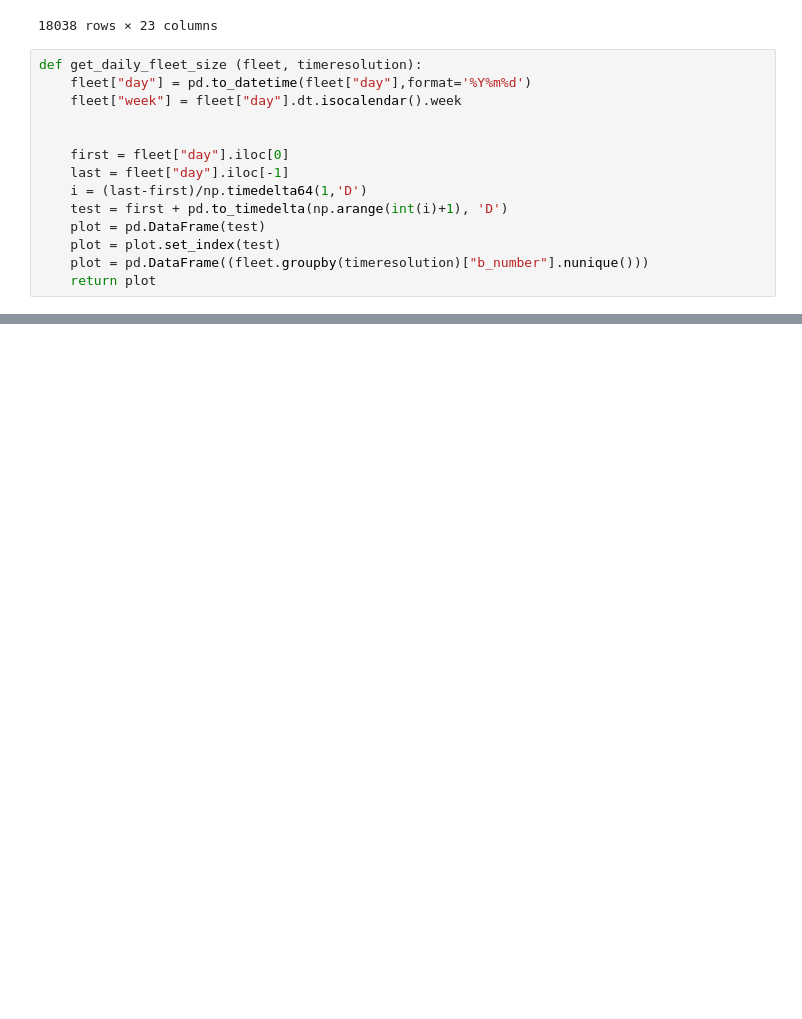
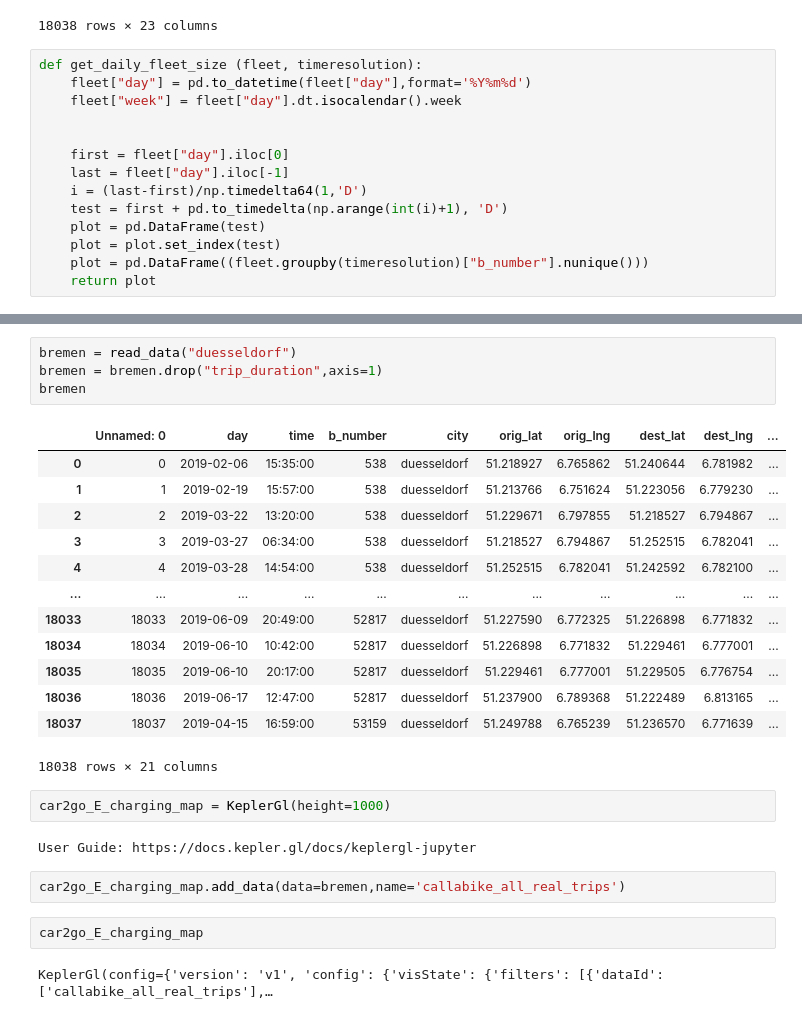
Before and after one commit to Polifka/eagle_gang, a Jupyter notebook: KPI analysis.ipynb, the cells around one changed output, grey strips where cells are left out. Saved outputs shown, nothing was run; the diff lists cells and outputs as text; blank space fills up the shorter version.

```diff
--- a/KPI analysis.ipynb
+++ b/KPI analysis.ipynb
@@ -305,0 +304,28 @@ plot_daily_fleet_size(bremen, "Bremen",  "month")
+# %%
+bremen = read_data("duesseldorf")
+bremen = bremen.drop("trip_duration",axis=1)
+bremen
+# %% [output]
+|  | Unnamed: 0 | day | time | b_number | city | orig_lat | orig_lng | dest_lat | dest_lng | ... |
+| 0 | 0 | 2019-02-06 | 15:35:00 | 538 | duesseldorf | 51.218927 | 6.765862 | 51.240644 | 6.781982 | ... |
+| 1 | 1 | 2019-02-19 | 15:57:00 | 538 | duesseldorf | 51.213766 | 6.751624 | 51.223056 | 6.779230 | ... |
+| 2 | 2 | 2019-03-22 | 13:20:00 | 538 | duesseldorf | 51.229671 | 6.797855 | 51.218527 | 6.794867 | ... |
+| 3 | 3 | 2019-03-27 | 06:34:00 | 538 | duesseldorf | 51.218527 | 6.794867 | 51.252515 | 6.782041 | ... |
+| 4 | 4 | 2019-03-28 | 14:54:00 | 538 | duesseldorf | 51.252515 | 6.782041 | 51.242592 | 6.782100 | ... |
+| ... | ... | ... | ... | ... | ... | ... | ... | ... | ... | ... |
+| 18033 | 18033 | 2019-06-09 | 20:49:00 | 52817 | duesseldorf | 51.227590 | 6.772325 | 51.226898 | 6.771832 | ... |
+| 18034 | 18034 | 2019-06-10 | 10:42:00 | 52817 | duesseldorf | 51.226898 | 6.771832 | 51.229461 | 6.777001 | ... |
+| 18035 | 18035 | 2019-06-10 | 20:17:00 | 52817 | duesseldorf | 51.229461 | 6.777001 | 51.229505 | 6.776754 | ... |
+| 18036 | 18036 | 2019-06-17 | 12:47:00 | 52817 | duesseldorf | 51.237900 | 6.789368 | 51.222489 | 6.813165 | ... |
+| 18037 | 18037 | 2019-04-15 | 16:59:00 | 53159 | duesseldorf | 51.249788 | 6.765239 | 51.236570 | 6.771639 | ... |
+18038 rows × 21 columns
+# %%
+car2go_E_charging_map = KeplerGl(height=1000)
+# %% [output]
+User Guide: https://docs.kepler.gl/docs/keplergl-jupyter
+# %%
+car2go_E_charging_map.add_data(data=bremen,name='callabike_all_real_trips')
+# %%
+car2go_E_charging_map
+# %% [output]
+KeplerGl(config={'version': 'v1', 'config': {'visState': {'filters': [{'dataId': ['callabike_all_real_trips'],…
```
Also changed, not shown: parts of 6 cells of this notebook, 9 other files.
